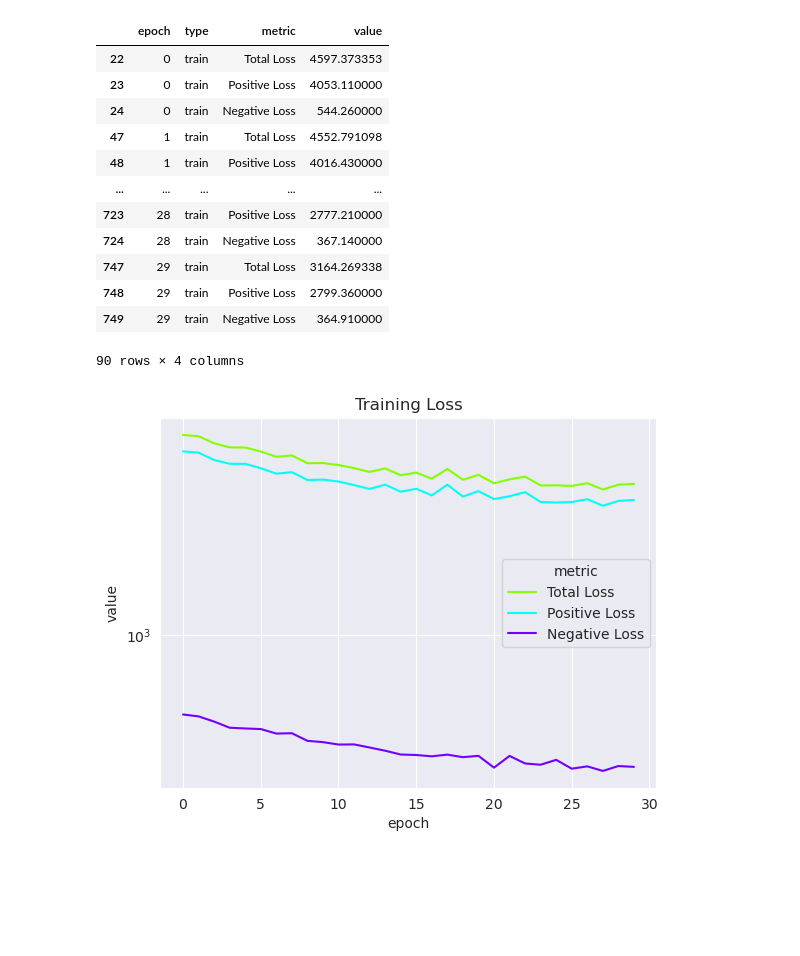
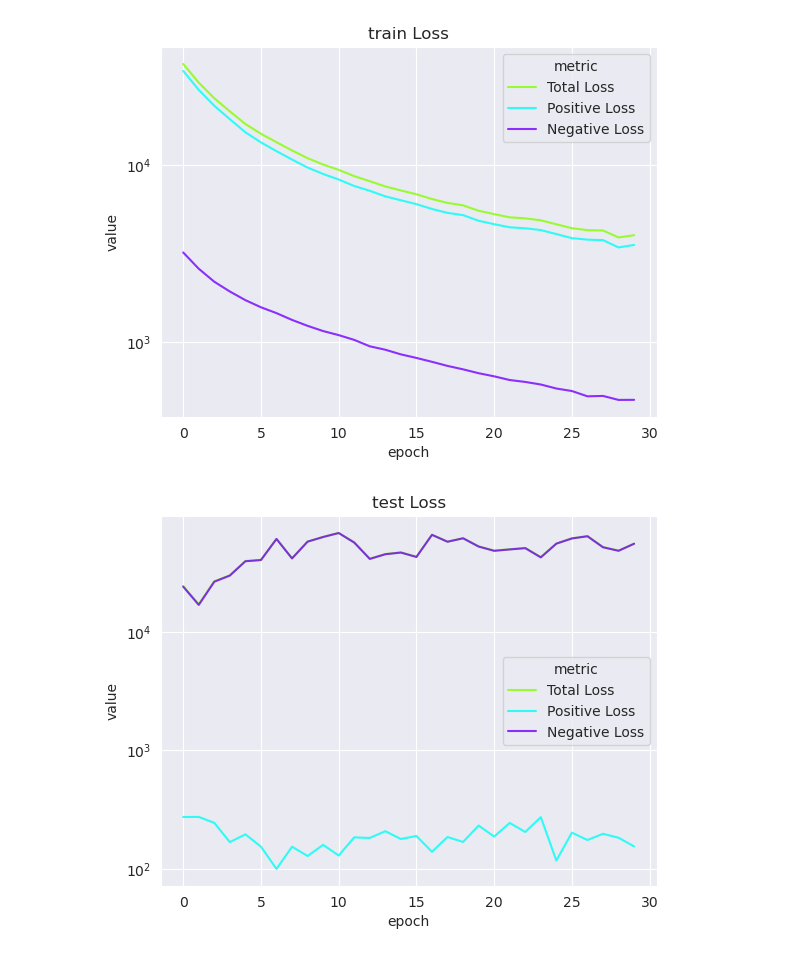
Before and after one commit to AntoninJarolim/multidoc2dial-reranking, a Jupyter notebook: notebooks/graphs.ipynb, the cells around one changed output. Saved outputs shown, nothing was run; the diff lists cells and outputs as text; code cells hidden in the pictures; blank space fills up the shorter version.

```diff
--- a/notebooks/graphs.ipynb
+++ b/notebooks/graphs.ipynb
@@ -2,6 +2,8 @@
 import re
 import numpy
 import pandas as pd
+import seaborn as sns
+from matplotlib import pyplot as plt
 
 
 def parse_training_log(file):
@@ -52,8 +54,14 @@ def parse_training_log(file):
 
 
 # Example usage:
-with open('../logs/log_2024-06-01_14-57-18.log', 'r') as f:
-    df = parse_training_log(f)
+with open('../logs/log_2024-06-03_19-36-01_dr01.log', 'r') as f:
+    df_dr01 = parse_training_log(f)
 
-df
+with open('../logs/log_2024-06-03_19-36-00_dr02.log', 'r') as f:
+    df_dr02 = parse_training_log(f)
+
+df_dr01['dropout'] = 0.1
+df_dr02['dropout'] = 0.2
+df_dropouts = pd.concat([df_dr01, df_dr02])
+df_dropouts
 # %% [output]
@@ -73,32 +81,23 @@ df
-# %%
-import seaborn as sns
-
-df_train = df[df['type'] == 'train']
-df_test = df[df['type'] == 'test']
 # %%
-df_train_loss = df_train[df_train['metric'].apply(lambda x: 'Loss' in x)]
-ax = sns.lineplot(data=df_train_loss, x='epoch', y='value', hue='metric',
-                  palette=sns.color_palette("hsv", 3))
+def plot_losses(df):
+    def plot_one(df, type):
+        df_train = df[df['type'] == type]
+        df_train_loss = df_train[df_train['metric'].apply(lambda x: 'loss' in x.lower())]
+        ax = sns.lineplot(data=df_train_loss, x='epoch', y='value', hue='metric',
+                          alpha=0.8,
+                          palette=sns.color_palette("hsv", 3))
 
-ax.title.set_text('Training Loss')
-ax.set_yscale('log')
+        ax.title.set_text(f'{type} Loss')
+        ax.set_yscale('log')
+        plt.show()
+    for type in ['train', 'test']:
+        plot_one(df, type)
 
-df_train_loss
+
+plot_losses(df_dr01)
 # %% [output]
-|  | epoch | type | metric | value |
-| 22 | 0 | train | Total Loss | 4597.373353 |
-| 23 | 0 | train | Positive Loss | 4053.110000 |
-| 24 | 0 | train | Negative Loss | 544.260000 |
-| 47 | 1 | train | Total Loss | 4552.791098 |
-| 48 | 1 | train | Positive Loss | 4016.430000 |
-| ... | ... | ... | ... | ... |
-| 723 | 28 | train | Positive Loss | 2777.210000 |
-| 724 | 28 | train | Negative Loss | 367.140000 |
-| 747 | 29 | train | Total Loss | 3164.269338 |
-| 748 | 29 | train | Positive Loss | 2799.360000 |
-| 749 | 29 | train | Negative Loss | 364.910000 |
-90 rows × 4 columns
-[figure, old version]
+[figure, new version]
+[figure, added]
 # %%
 # training vs validation loss
 
```
Also changed, not shown: parts of 10 cells of this notebook, 1 other file.
